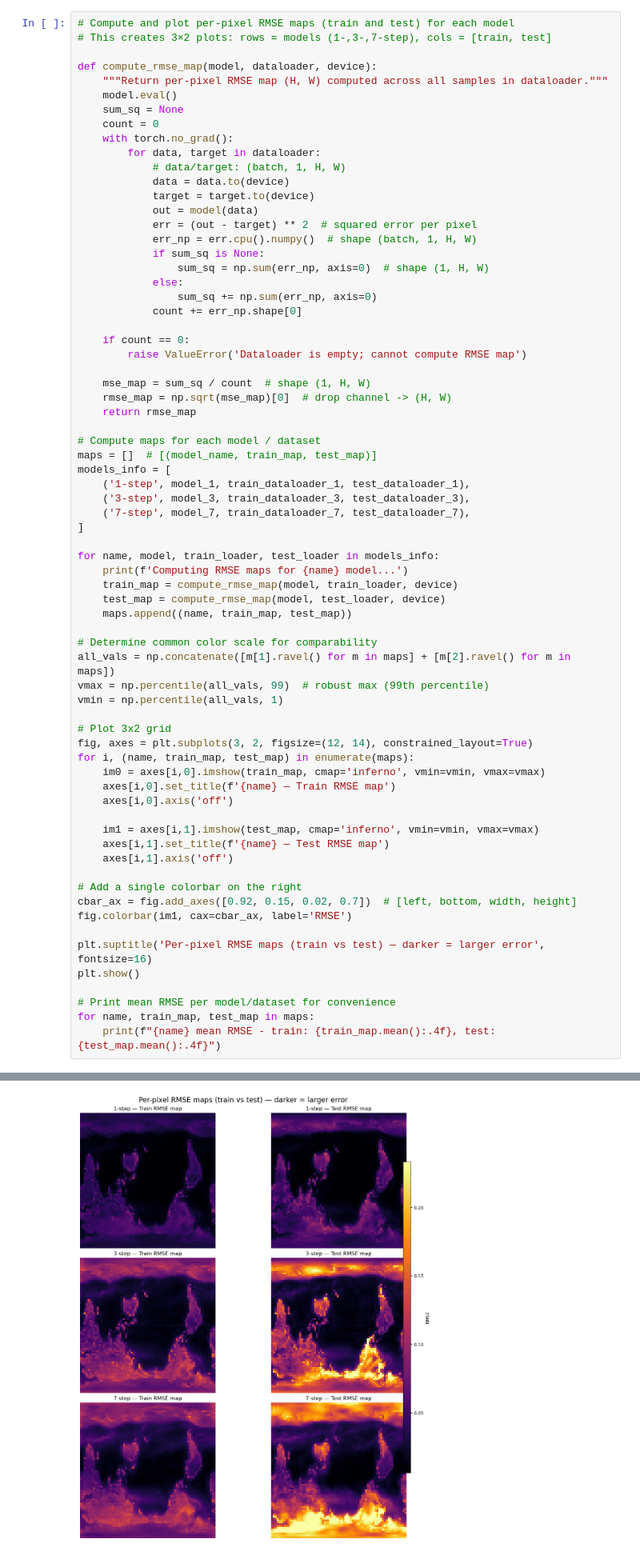
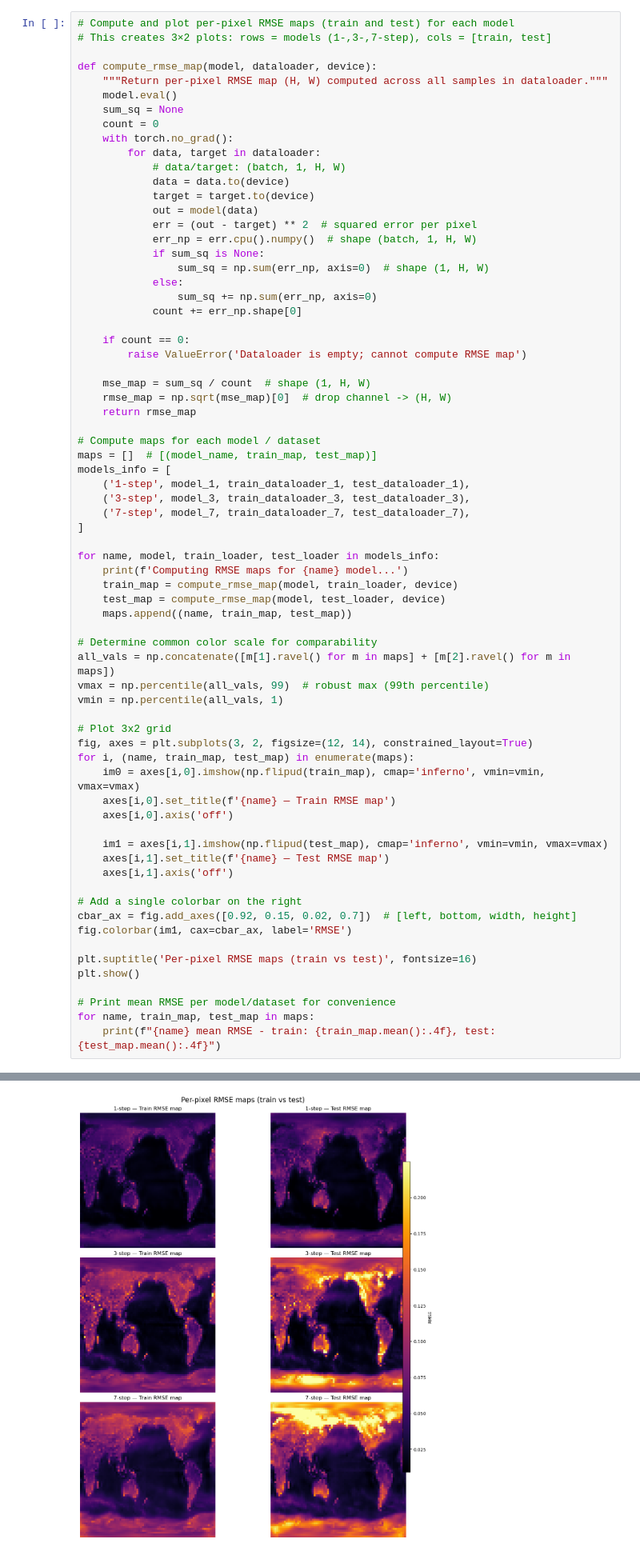
Before and after one commit to Mignar99/WeatherVisionNN, a Jupyter notebook: CNN_predictor.ipynb, the cells around one changed output, grey strips where cells are left out. Shown at 80% size. Drawn from its saved outputs; the diff is of its cells as text.

Commit message:
Improvements in visualization and hyperparameters

```diff
--- a/CNN_predictor.ipynb
+++ b/CNN_predictor.ipynb
@@ -502,34 +522,34 @@ for name, model, train_loader, test_loader in models_info:
     test_map = compute_rmse_map(model, test_loader, device)
     maps.append((name, train_map, test_map))
 
 # Determine common color scale for comparability
 all_vals = np.concatenate([m[1].ravel() for m in maps] + [m[2].ravel() for m in maps])
 vmax = np.percentile(all_vals, 99)  # robust max (99th percentile)
 vmin = np.percentile(all_vals, 1)
 
 # Plot 3x2 grid
 fig, axes = plt.subplots(3, 2, figsize=(12, 14), constrained_layout=True)
 for i, (name, train_map, test_map) in enumerate(maps):
-    im0 = axes[i,0].imshow(train_map, cmap='inferno', vmin=vmin, vmax=vmax)
+    im0 = axes[i,0].imshow(np.flipud(train_map), cmap='inferno', vmin=vmin, vmax=vmax)
     axes[i,0].set_title(f'{name} — Train RMSE map')
     axes[i,0].axis('off')
 
-    im1 = axes[i,1].imshow(test_map, cmap='inferno', vmin=vmin, vmax=vmax)
+    im1 = axes[i,1].imshow(np.flipud(test_map), cmap='inferno', vmin=vmin, vmax=vmax)
     axes[i,1].set_title(f'{name} — Test RMSE map')
     axes[i,1].axis('off')
 
 # Add a single colorbar on the right
 cbar_ax = fig.add_axes([0.92, 0.15, 0.02, 0.7])  # [left, bottom, width, height]
 fig.colorbar(im1, cax=cbar_ax, label='RMSE')
 
-plt.suptitle('Per-pixel RMSE maps (train vs test) — darker = larger error', fontsize=16)
+plt.suptitle('Per-pixel RMSE maps (train vs test)', fontsize=16)
 plt.show()
 
 # Print mean RMSE per model/dataset for convenience
 for name, train_map, test_map in maps:
     print(f"{name} mean RMSE - train: {train_map.mean():.4f}, test: {test_map.mean():.4f}")
 # %% [output]
 Computing RMSE maps for 1-step model...
 Computing RMSE maps for 3-step model...
 Computing RMSE maps for 7-step model...
-[figure, old version]
+[figure, new version]
```
Also changed, not shown: parts of 5 cells of this notebook, 1 other file.
